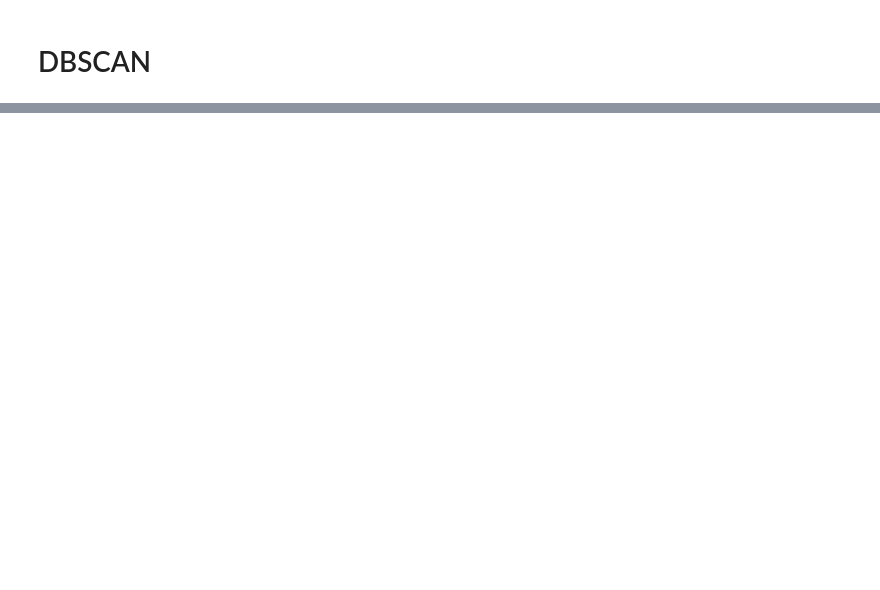
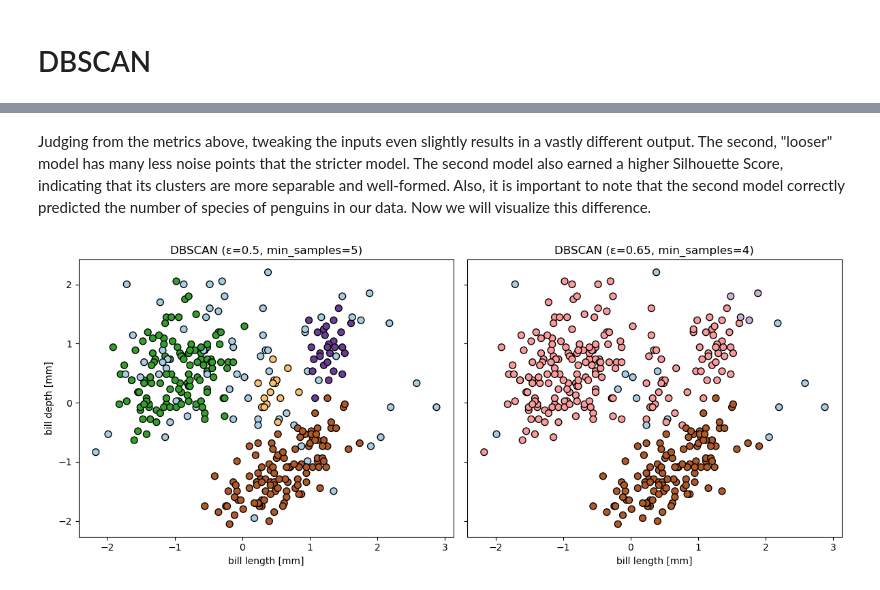
Before and after one commit to LenaLowry1/CMOR438_2025, a Jupyter notebook: Unsupervised Learning/3. DBSCAN/DBSCAN.ipynb, the cells around one changed output, grey strips where cells are left out. Saved outputs shown, nothing was run; the diff lists cells and outputs as text; code cells hidden in the pictures; blank space fills up the shorter version.

```diff
--- a/Unsupervised Learning/3. DBSCAN/DBSCAN.ipynb
+++ b/Unsupervised Learning/3. DBSCAN/DBSCAN.ipynb
@@ -56,0 +44,14 @@ Silhouette Score: 0.250
+# %%
+# eps = neighborhood radius (in scaled units)
+# min_samples = min points to form a dense region
+db_one = DBSCAN(eps=0.5, min_samples=5, metric="euclidean")
+labels_one = db_one.fit_predict(X_scaled)
+#   labels = -1 denotes noise points
+
+db_two = DBSCAN(eps=0.65, min_samples=4, metric="euclidean")
+labels_two = db_two.fit_predict(X_scaled)
+
+# Attach cluster labels back to DataFrame
+df["dbscan_cluster_one"] = labels_one
+df["dbscan_cluster_two"] = labels_two
+df
@@ -56,0 +114,26 @@ Silhouette Score: 0.250
+# %% [markdown]
+Judging from the metrics above, tweaking the inputs even slightly results in a vastly different output. The second, "looser" model has many less noise points that the stricter model. The second model also earned a higher Silhouette Score, indicating that its clusters are more separable and well-formed. Also, it is important to note that the second model correctly predicted the number of species of penguins in our data. Now we will visualize this difference.
+# %%
+fig, (ax1, ax2) = plt.subplots(1, 2, figsize=(12, 5), sharex=True, sharey=True)
+
+# First clustering
+ax1.scatter(
+    X_scaled[:, 0], X_scaled[:, 1],
+    c=labels_one, cmap="Paired", s=50, edgecolor="k"
+)
+ax1.set_title("DBSCAN (ε=0.5, min_samples=5)")
+ax1.set_xlabel("bill length [mm]")
+ax1.set_ylabel("bill depth [mm]")
+
+# Second clustering
+ax2.scatter(
+    X_scaled[:, 0], X_scaled[:, 1],
+    c=labels_two, cmap="Paired", s=50, edgecolor="k"
+)
+ax2.set_title("DBSCAN (ε=0.65, min_samples=4)")
+ax2.set_xlabel("bill length [mm]")
+
+plt.tight_layout()
+plt.show()
+# %% [output]
+[figure, added]
```
Also changed, not shown: parts of 9 cells of this notebook, 1 other file.
